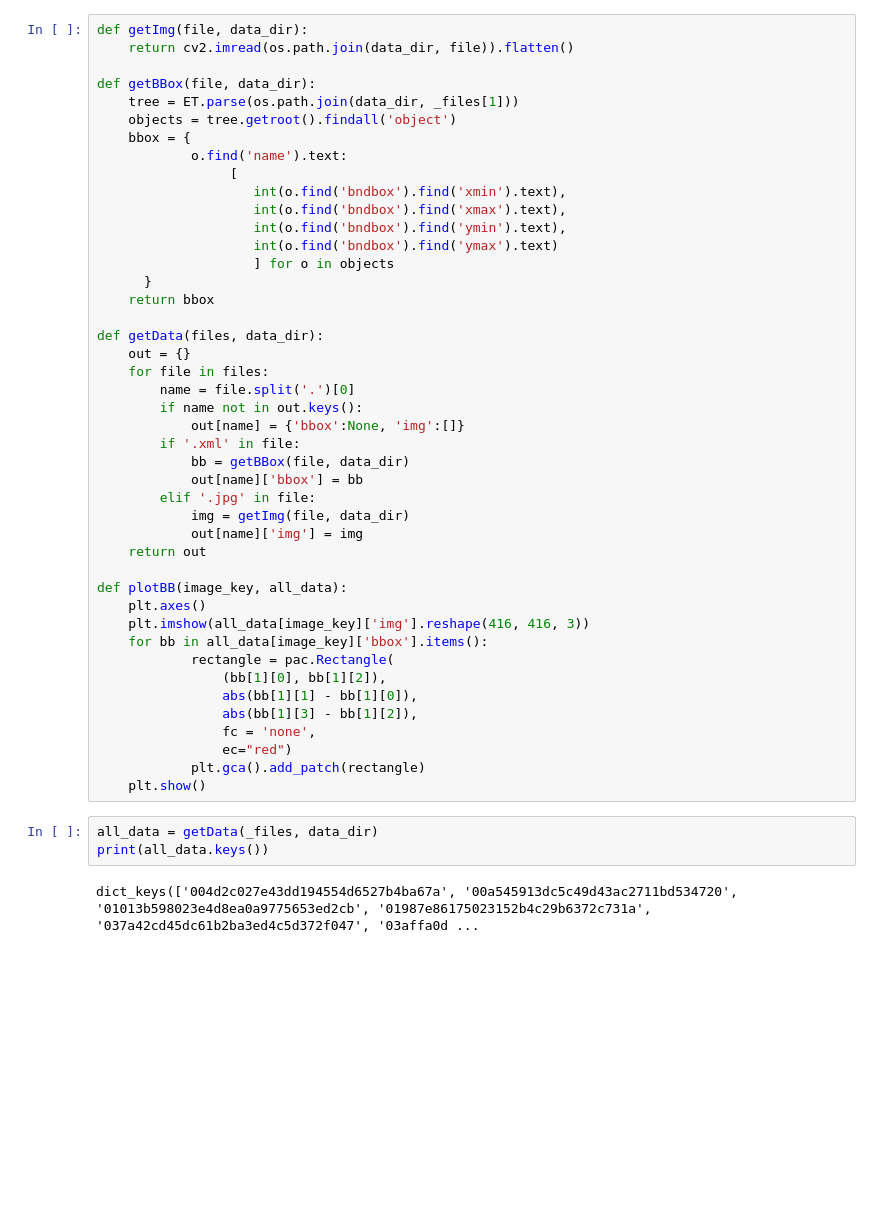
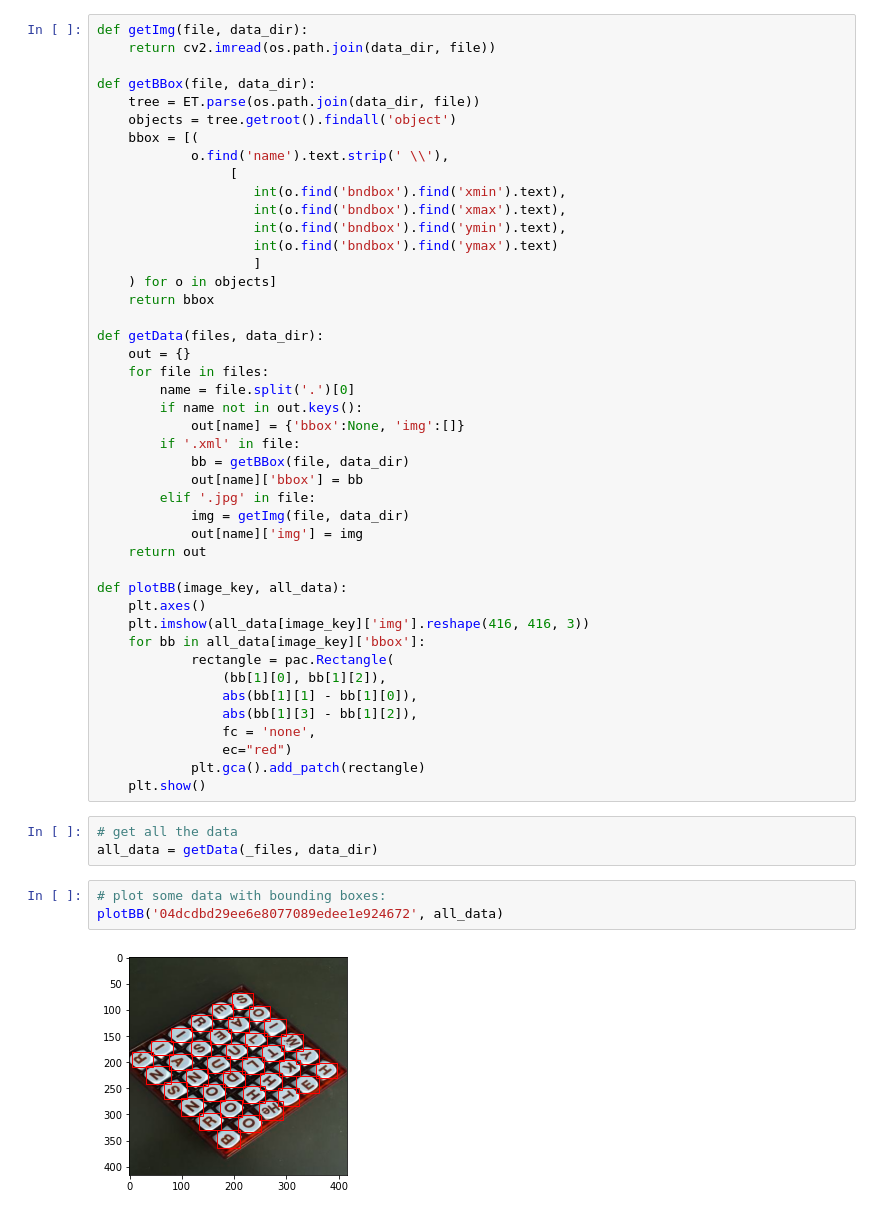
Before and after one commit to gdubbs100/boggle_player, a Jupyter notebook: boggle_training.ipynb, the cells around one changed output. Drawn from its saved outputs; the diff is of its cells as text; blank space fills up the shorter version.

```diff
--- a/boggle_training.ipynb
+++ b/boggle_training.ipynb
@@ -18,19 +19,19 @@ plt.imshow(img)
 # %%
 def getImg(file, data_dir):
-    return cv2.imread(os.path.join(data_dir, file)).flatten()
+    return cv2.imread(os.path.join(data_dir, file))
 
 def getBBox(file, data_dir):
-    tree = ET.parse(os.path.join(data_dir, _files[1]))
+    tree = ET.parse(os.path.join(data_dir, file))
     objects = tree.getroot().findall('object')
-    bbox = {
-            o.find('name').text:
+    bbox = [(
+            o.find('name').text.strip(' \\'),
                  [
                     int(o.find('bndbox').find('xmin').text),
                     int(o.find('bndbox').find('xmax').text),
                     int(o.find('bndbox').find('ymin').text),
                     int(o.find('bndbox').find('ymax').text)
-                    ] for o in objects
-      }
+                    ]
+    ) for o in objects]
     return bbox
 
 def getData(files, data_dir):
@@ -50,7 +51,7 @@ def getData(files, data_dir):
 def plotBB(image_key, all_data):
     plt.axes()
     plt.imshow(all_data[image_key]['img'].reshape(416, 416, 3))
-    for bb in all_data[image_key]['bbox'].items():
+    for bb in all_data[image_key]['bbox']:
             rectangle = pac.Rectangle(
                 (bb[1][0], bb[1][2]),
                 abs(bb[1][1] - bb[1][0]),
@@ -60,7 +61,10 @@ def plotBB(image_key, all_data):
             plt.gca().add_patch(rectangle)
     plt.show()
 # %%
+# get all the data
 all_data = getData(_files, data_dir)
-print(all_data.keys())
-# %% [output]
-dict_keys(['004d2c027e43dd194554d6527b4ba67a', '00a545913dc5c49d43ac2711bd534720', '01013b598023e4d8ea0a9775653ed2cb', '01987e86175023152b4c29b6372c731a', '037a42cd45dc61b2ba3ed4c5d372f047', '03affa0d ...
+# %%
+# plot some data with bounding boxes:
+plotBB('04dcdbd29ee6e8077089edee1e924672', all_data)
+# %% [output]
+[figure, added]
```
Also changed, not shown: parts of 22 cells of this notebook.
